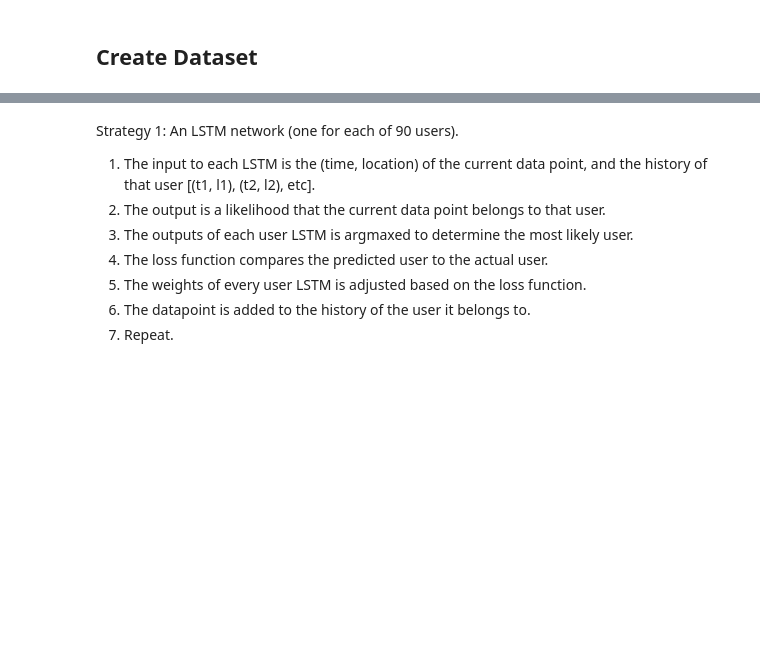
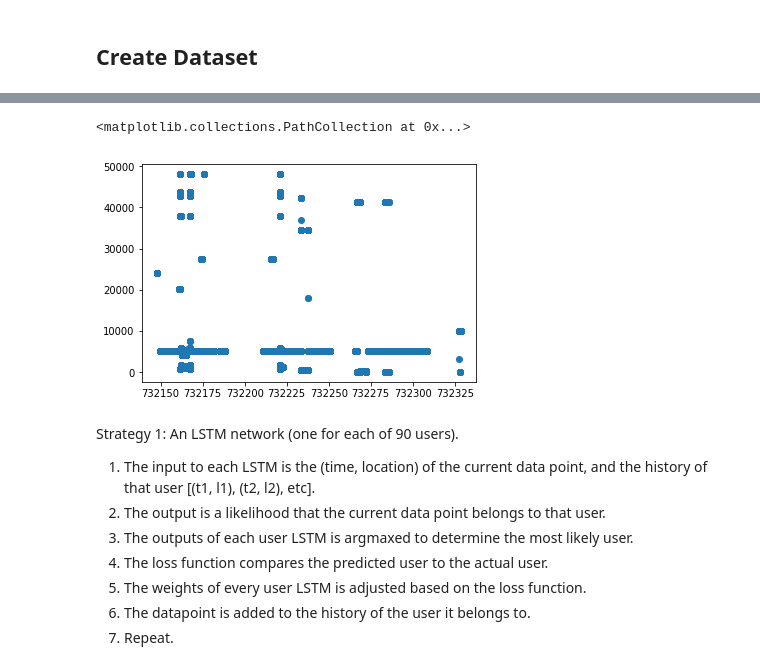
Before and after one commit to lillyclark/privacy-utility, a Jupyter notebook: Adversary1.ipynb, the cells around one changed output, grey strips where cells are left out. Cells and saved outputs as stored; diff of their text form; code cells hidden in the pictures; blank space fills up the shorter version.

```diff
--- a/Adversary1.ipynb
+++ b/Adversary1.ipynb
@@ -100,3 +106,9 @@ adversaryData = adversaryData[0:2000]
+# %%
+user = 1
+plt.scatter(adversaryData[np.where(adversaryData[:,2]==user)][:,0], adversaryData[np.where(adversaryData[:,2]==user)][:,1])
+# %% [output]
+<matplotlib.collections.PathCollection at 0x...>
+[figure, added]
 # %% [markdown]
 Strategy 1:
 An LSTM network (one for each of 90 users).
```
Also changed, not shown: parts of 2 cells of this notebook, 1 other file.
